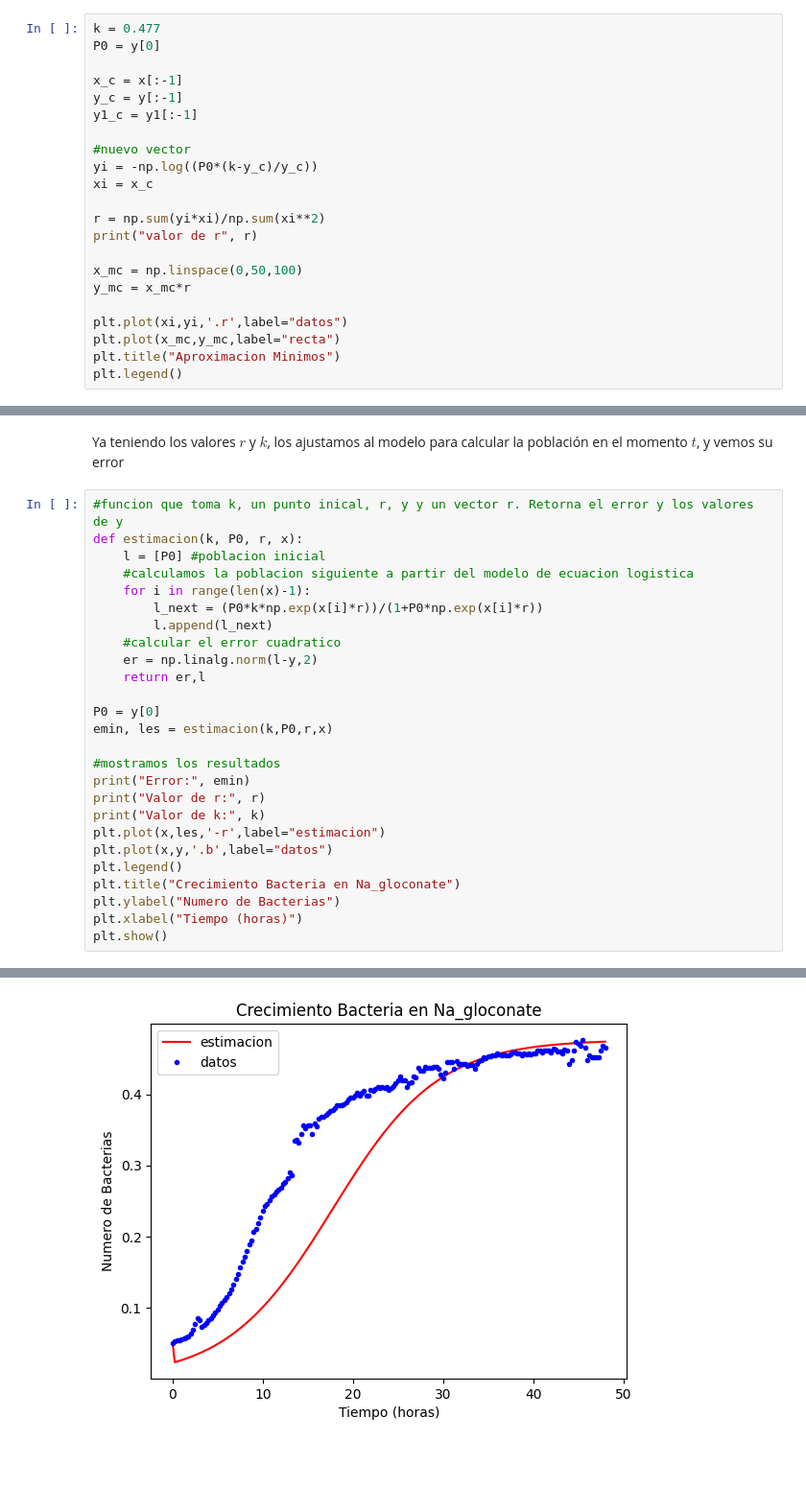
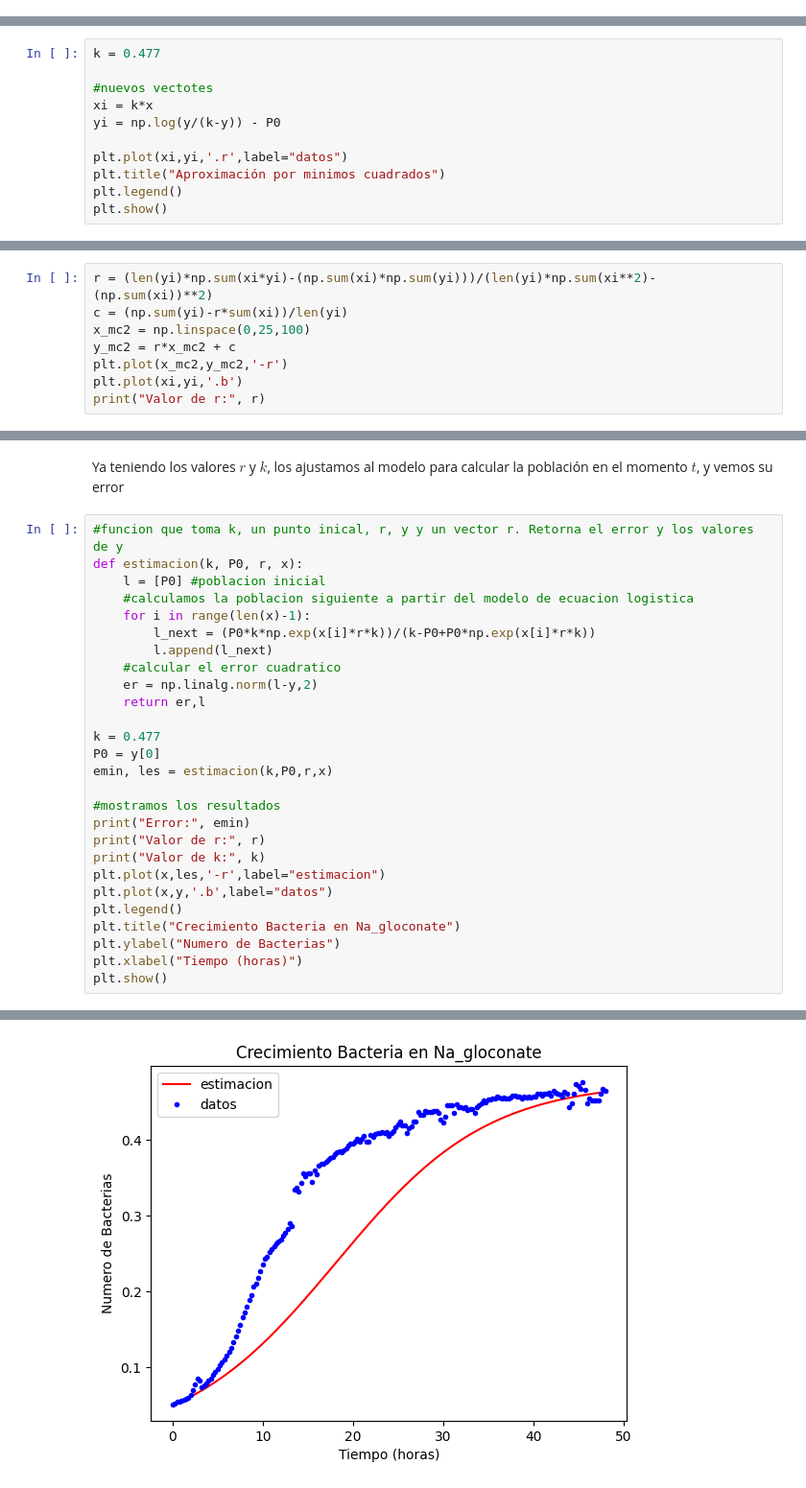
Before and after one commit to Juanjruizr26/TAREA-1, a Jupyter notebook: tarea1.ipynb, the cells around one changed output, grey strips where cells are left out. Shown: that part at 96% size. Cells and saved outputs as stored; diff of their text form; blank space fills up the shorter version.

```diff
--- a/tarea1.ipynb
+++ b/tarea1.ipynb
@@ -116,22 +105,0 @@ Podemos aplicar mínimos similarmente al caso discreto para encontrar el valor d
-# %%
-k = 0.477
-P0 = y[0]
-
-x_c = x[:-1]
-y_c = y[:-1]
-y1_c = y1[:-1]
-
-#nuevo vector
-yi = -np.log((P0*(k-y_c)/y_c))
-xi = x_c
-
-r = np.sum(yi*xi)/np.sum(xi**2)
-print("valor de r", r)
-
-x_mc = np.linspace(0,50,100)
-y_mc = x_mc*r
-
-plt.plot(xi,yi,'.r',label="datos")
-plt.plot(x_mc,y_mc,label="recta")
-plt.title("Aproximacion Minimos")
-plt.legend()
@@ -141,0 +118,11 @@ valor de r 0.17057820468405432
+# %%
+k = 0.477
+
+#nuevos vectotes
+xi = k*x
+yi = np.log(y/(k-y)) - P0
+
+plt.plot(xi,yi,'.r',label="datos")
+plt.title("Aproximación por minimos cuadrados")
+plt.legend()
+plt.show()
@@ -141,0 +133,8 @@ valor de r 0.17057820468405432
+# %%
+r = (len(yi)*np.sum(xi*yi)-(np.sum(xi)*np.sum(yi)))/(len(yi)*np.sum(xi**2)-(np.sum(xi))**2)
+c = (np.sum(yi)-r*sum(xi))/len(yi)
+x_mc2 = np.linspace(0,25,100)
+y_mc2 = r*x_mc2 + c
+plt.plot(x_mc2,y_mc2,'-r')
+plt.plot(xi,yi,'.b')
+print("Valor de r:", r)
@@ -147,12 +149,13 @@ def estimacion(k, P0, r, x):
     l = [P0] #poblacion inicial
     #calculamos la poblacion siguiente a partir del modelo de ecuacion logistica
     for i in range(len(x)-1):
-        l_next = (P0*k*np.exp(x[i]*r))/(1+P0*np.exp(x[i]*r))
+        l_next = (P0*k*np.exp(x[i]*r*k))/(k-P0+P0*np.exp(x[i]*r*k))
         l.append(l_next)
     #calcular el error cuadratico
     er = np.linalg.norm(l-y,2)
     return er,l
 
+k = 0.477
 P0 = y[0]
 emin, les = estimacion(k,P0,r,x)
 
@@ -173,2 +176,2 @@ Valor de r: 0.17057820468405432
 Valor de k: 0.477
-[figure, old version]
+[figure, new version]
```
Also changed, not shown: parts of 8 cells of this notebook.
